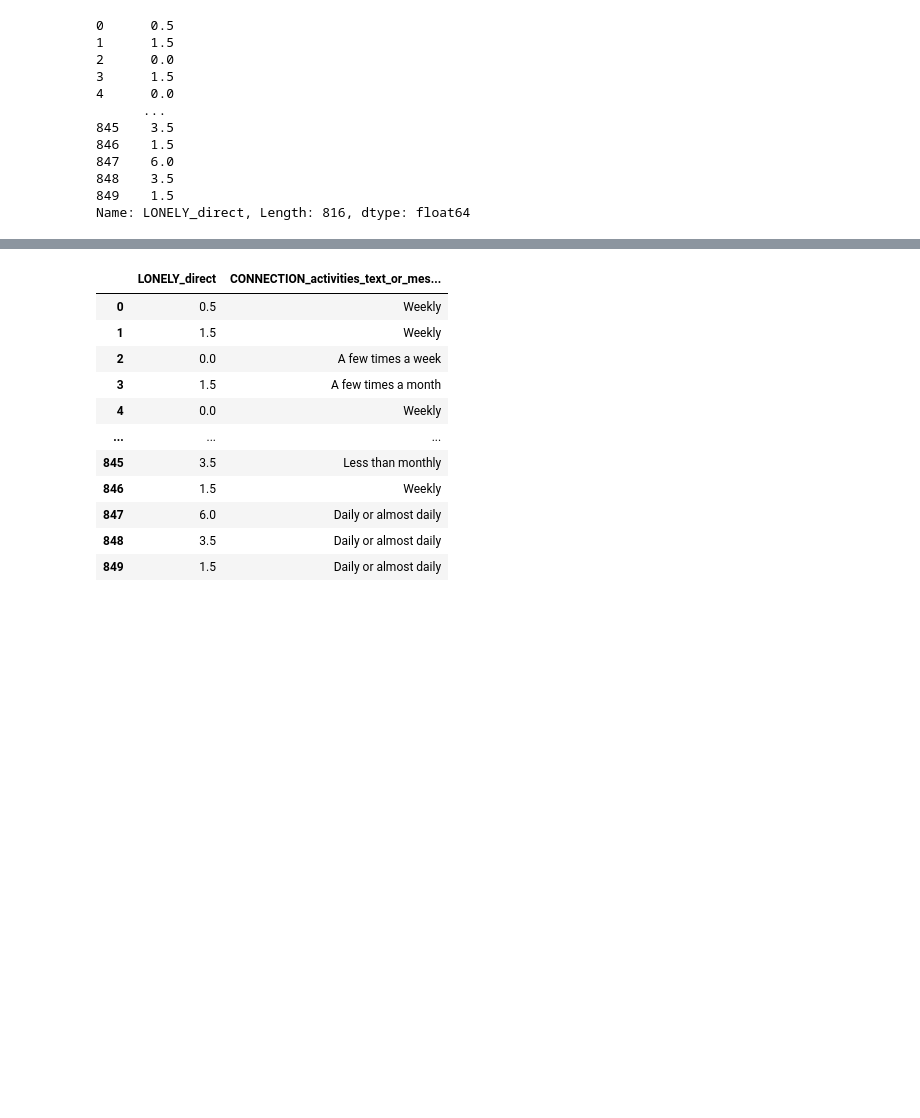
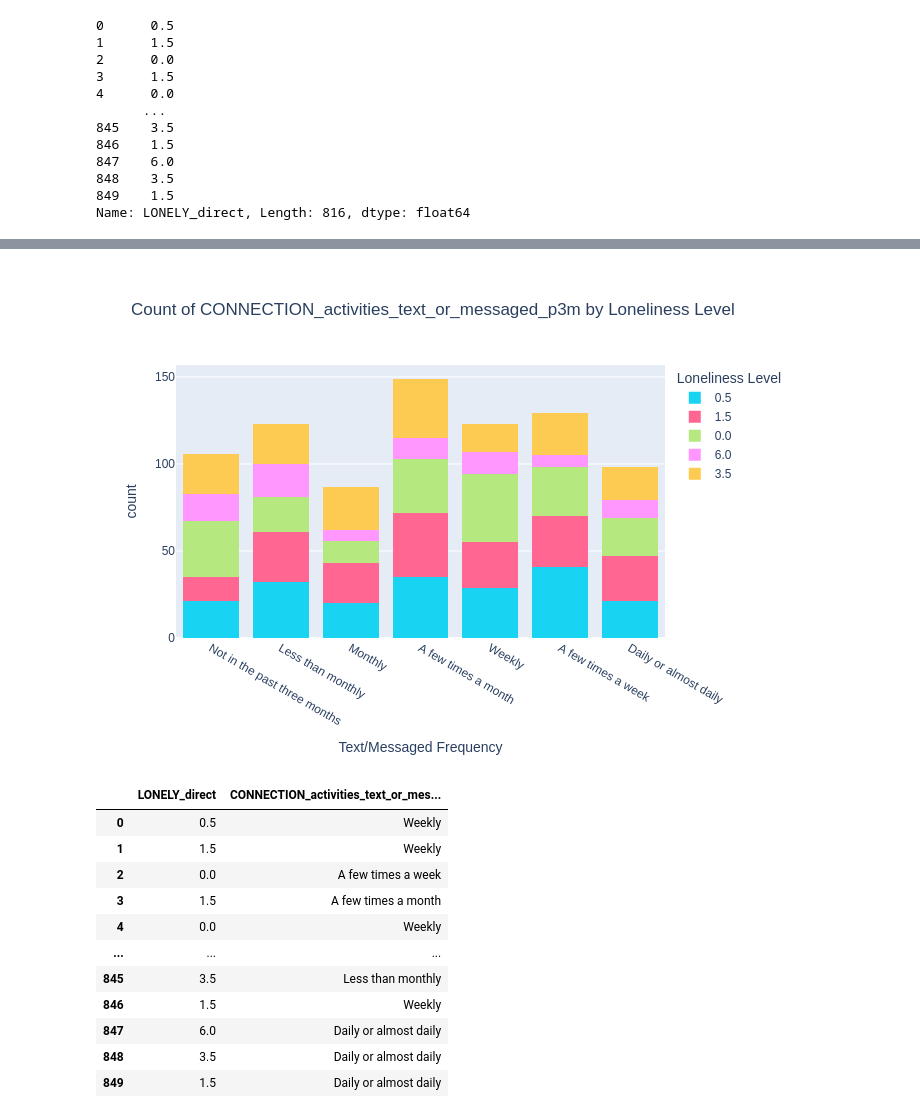
Before and after one commit to Zain-Mahmoud/sta130cp, a Jupyter notebook: Edie analysis.ipynb, the cells around one changed output, grey strips where cells are left out. Cells and saved outputs as stored; diff of their text form; code cells hidden in the pictures; blank space fills up the shorter version.

```diff
--- a/Edie analysis.ipynb
+++ b/Edie analysis.ipynb
@@ -332,3 +352,25 @@ Name: LONELY_direct, Length: 816, dtype: float64
+# %%
+fig = px.histogram(
+    new_df,
+    x='CONNECTION_activities_text_or_messaged_p3m',
+    color='LONELY_direct',  # Color by loneliness level
+    title='Count of CONNECTION_activities_text_or_messaged_p3m by Loneliness Level',
+    labels={'CONNECTION_activities_text_or_messaged_p3m': 'Text/Messaged Frequency', 'LONELY_direct': 'Loneliness Level'},
+    category_orders={'CONNECTION_activities_text_or_messaged_p3m': ordered_categories},  # Order categories
+    barmode='stack',  # Stack the bars for each category of loneliness
+    color_discrete_map={
+        'Never': '#6a994e',  # Muted green
+        'Rarely': '#bc4749',  # Muted red
+        'Sometimes': '#f4a261',  # Muted orange
+        'Often': '#277da1',  # Muted teal
+        'Always': '#264653'   # Muted dark blue
+    }  # Assign unique, subdued colors to each category
+)
+
+# Show the plot
+fig.show(renderer="png")
+# %% [output]
+[figure, added]
 # %%
 ordered_categories = [
     "Not in the past three months",
```
Also changed, not shown: parts of 9 cells of this notebook.
